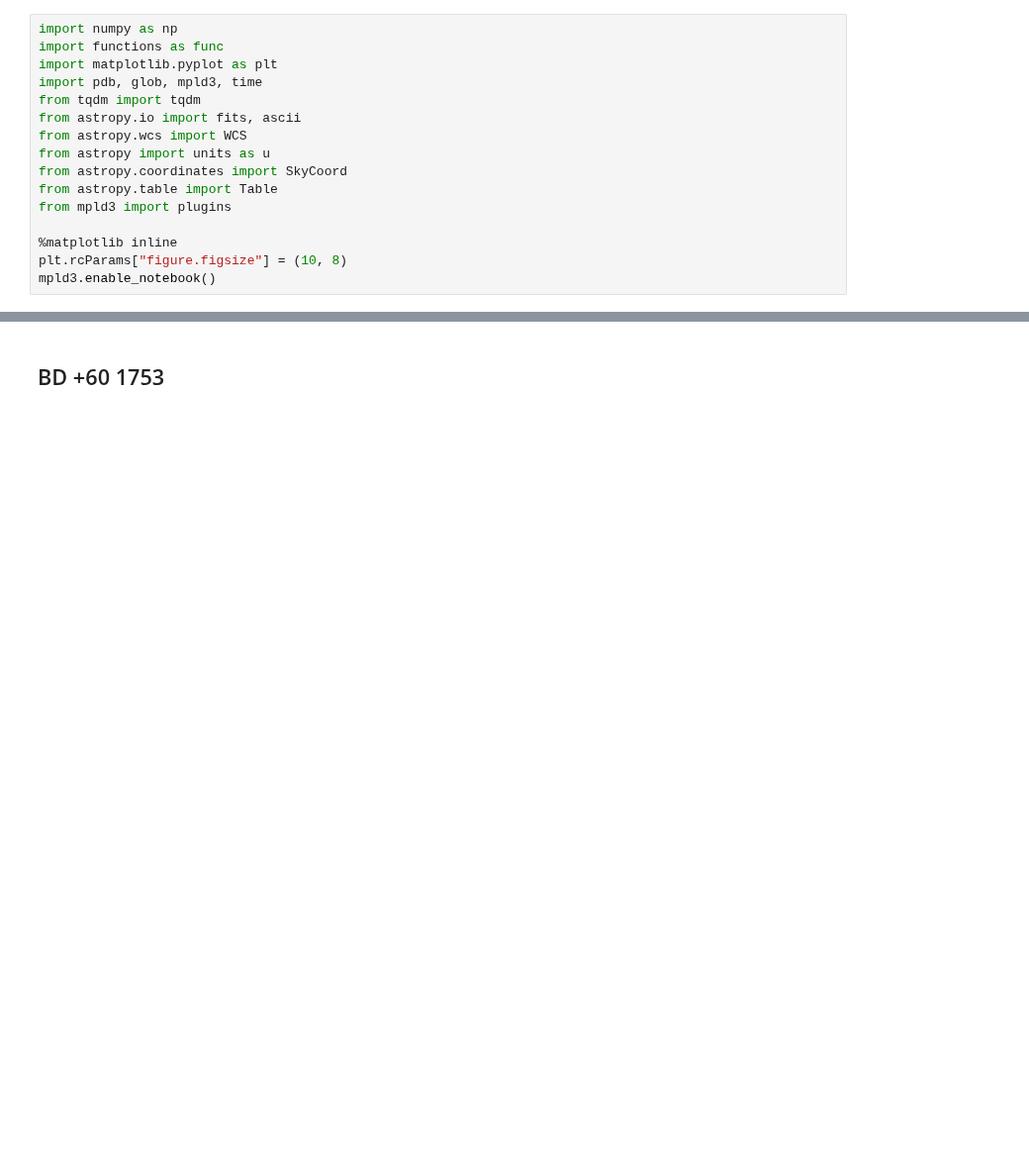
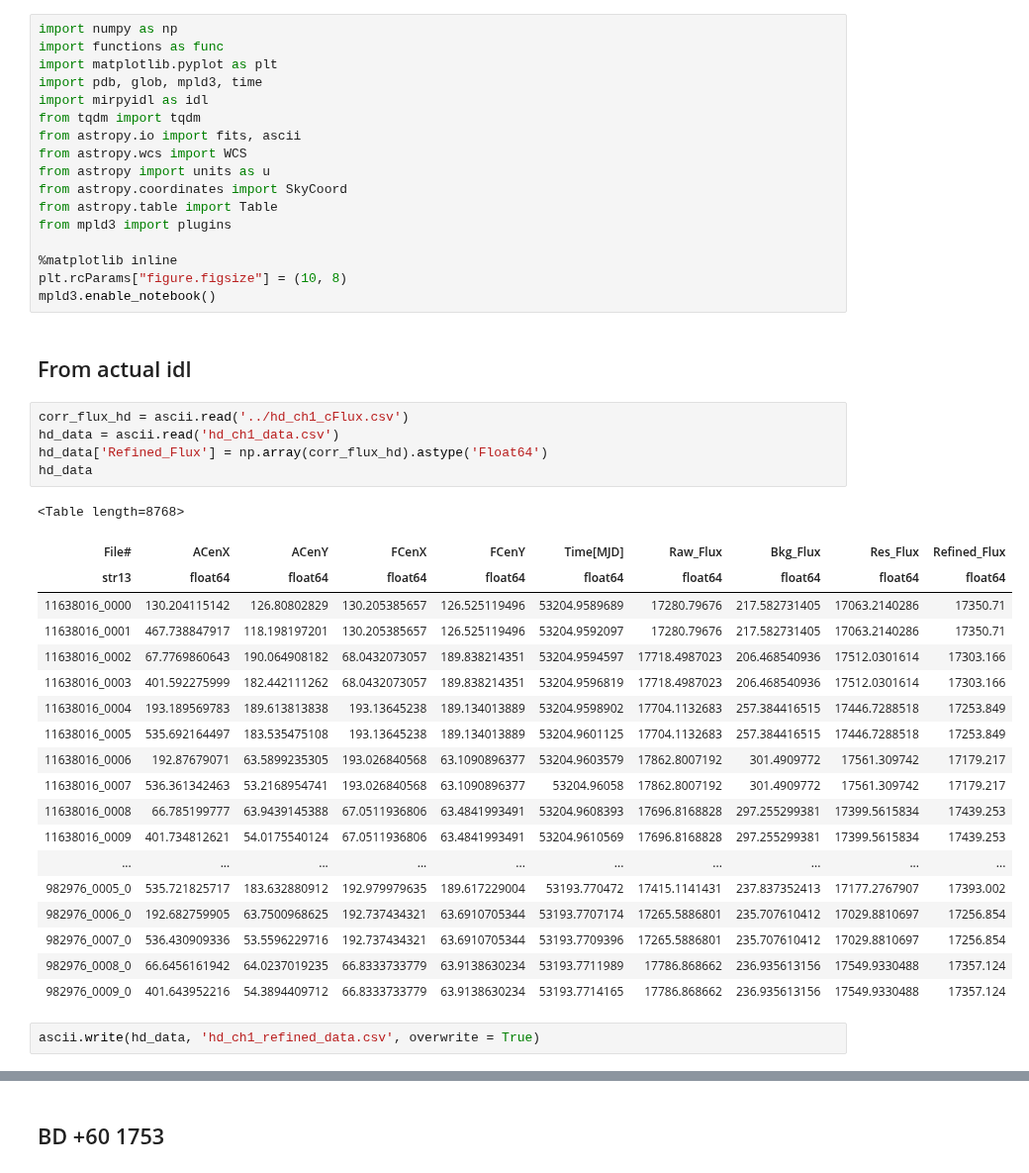
Before and after one commit to eas342/IRAC_photometry, a Jupyter notebook: Refined CalStars.ipynb, the cells around one changed output, grey strips where cells are left out. Shown at 99% size. Drawn from its saved outputs; the diff is of its cells as text; blank space fills up the shorter version.

```diff
--- a/Refined CalStars.ipynb
+++ b/Refined CalStars.ipynb
@@ -3,6 +3,7 @@ import numpy as np
 import functions as func
 import matplotlib.pyplot as plt
 import pdb, glob, mpld3, time
+import mirpyidl as idl
 from tqdm import tqdm
 from astropy.io import fits, ascii
 from astropy.wcs import WCS
@@ -14,3 +15,32 @@ from mpld3 import plugins
 %matplotlib inline
 plt.rcParams["figure.figsize"] = (10, 8)
 mpld3.enable_notebook()
+# %% [markdown]
+## From actual idl
+# %%
+corr_flux_hd = ascii.read('../hd_ch1_cFlux.csv')
+hd_data = ascii.read('hd_ch1_data.csv')
+hd_data['Refined_Flux'] = np.array(corr_flux_hd).astype('Float64')
+hd_data
+# %% [output]
+<Table length=8768>
+| File# | ACenX | ACenY | FCenX | FCenY | Time[MJD] | Raw_Flux | Bkg_Flux | Res_Flux | Refined_Flux |
+| str13 | float64 | float64 | float64 | float64 | float64 | float64 | float64 | float64 | float64 |
+| 11638016_0000 | 130.204115142 | 126.80802829 | 130.205385657 | 126.525119496 | 53204.9589689 | 17280.79676 | 217.582731405 | 17063.2140286 | 17350.71 |
+| 11638016_0001 | 467.738847917 | 118.198197201 | 130.205385657 | 126.525119496 | 53204.9592097 | 17280.79676 | 217.582731405 | 17063.2140286 | 17350.71 |
+| 11638016_0002 | 67.7769860643 | 190.064908182 | 68.0432073057 | 189.838214351 | 53204.9594597 | 17718.4987023 | 206.468540936 | 17512.0301614 | 17303.166 |
+| 11638016_0003 | 401.592275999 | 182.442111262 | 68.0432073057 | 189.838214351 | 53204.9596819 | 17718.4987023 | 206.468540936 | 17512.0301614 | 17303.166 |
+| 11638016_0004 | 193.189569783 | 189.613813838 | 193.13645238 | 189.134013889 | 53204.9598902 | 17704.1132683 | 257.384416515 | 17446.7288518 | 17253.849 |
+| 11638016_0005 | 535.692164497 | 183.535475108 | 193.13645238 | 189.134013889 | 53204.9601125 | 17704.1132683 | 257.384416515 | 17446.7288518 | 17253.849 |
+| 11638016_0006 | 192.87679071 | 63.5899235305 | 193.026840568 | 63.1090896377 | 53204.9603579 | 17862.8007192 | 301.4909772 | 17561.309742 | 17179.217 |
+| 11638016_0007 | 536.361342463 | 53.2168954741 | 193.026840568 | 63.1090896377 | 53204.96058 | 17862.8007192 | 301.4909772 | 17561.309742 | 17179.217 |
+| 11638016_0008 | 66.785199777 | 63.9439145388 | 67.0511936806 | 63.4841993491 | 53204.9608393 | 17696.8168828 | 297.255299381 | 17399.5615834 | 17439.253 |
+| 11638016_0009 | 401.734812621 | 54.0175540124 | 67.0511936806 | 63.4841993491 | 53204.9610569 | 17696.8168828 | 297.255299381 | 17399.5615834 | 17439.253 |
+| ... | ... | ... | ... | ... | ... | ... | ... | ... | ... |
+| 982976_0005_0 | 535.721825717 | 183.632880912 | 192.979979635 | 189.617229004 | 53193.770472 | 17415.1141431 | 237.837352413 | 17177.2767907 | 17393.002 |
+| 982976_0006_0 | 192.682759905 | 63.7500968625 | 192.737434321 | 63.6910705344 | 53193.7707174 | 17265.5886801 | 235.707610412 | 17029.8810697 | 17256.854 |
+| 982976_0007_0 | 536.430909336 | 53.5596229716 | 192.737434321 | 63.6910705344 | 53193.7709396 | 17265.5886801 | 235.707610412 | 17029.8810697 | 17256.854 |
+| 982976_0008_0 | 66.6456161942 | 64.0237019235 | 66.8333733779 | 63.9138630234 | 53193.7711989 | 17786.868662 | 236.935613156 | 17549.9330488 | 17357.124 |
+| 982976_0009_0 | 401.643952216 | 54.3894409712 | 66.8333733779 | 63.9138630234 | 53193.7714165 | 17786.868662 | 236.935613156 | 17549.9330488 | 17357.124 |
+# %%
+ascii.write(hd_data, 'hd_ch1_refined_data.csv', overwrite = True)
```
Also changed, not shown: parts of 11 cells of this notebook, 5 other files.
